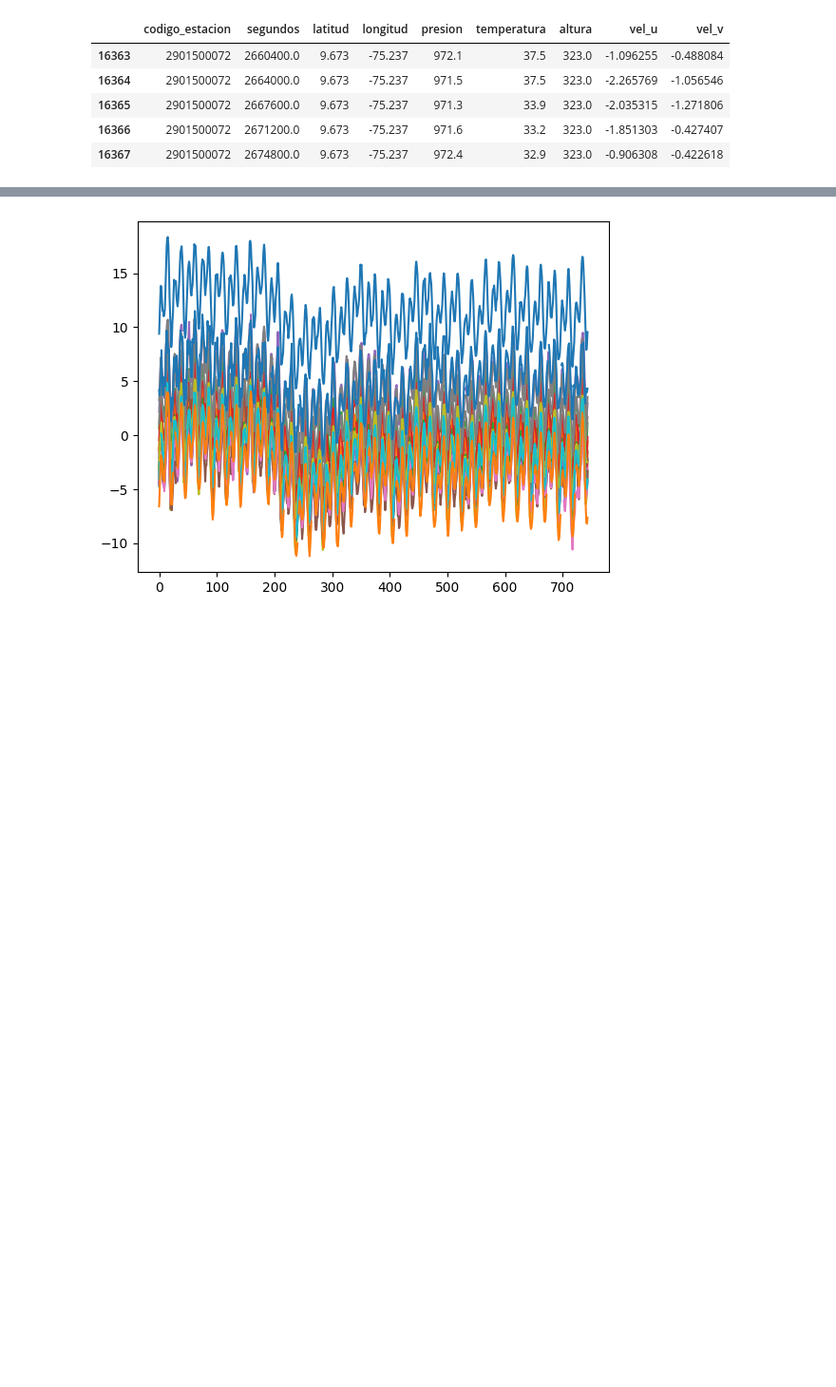
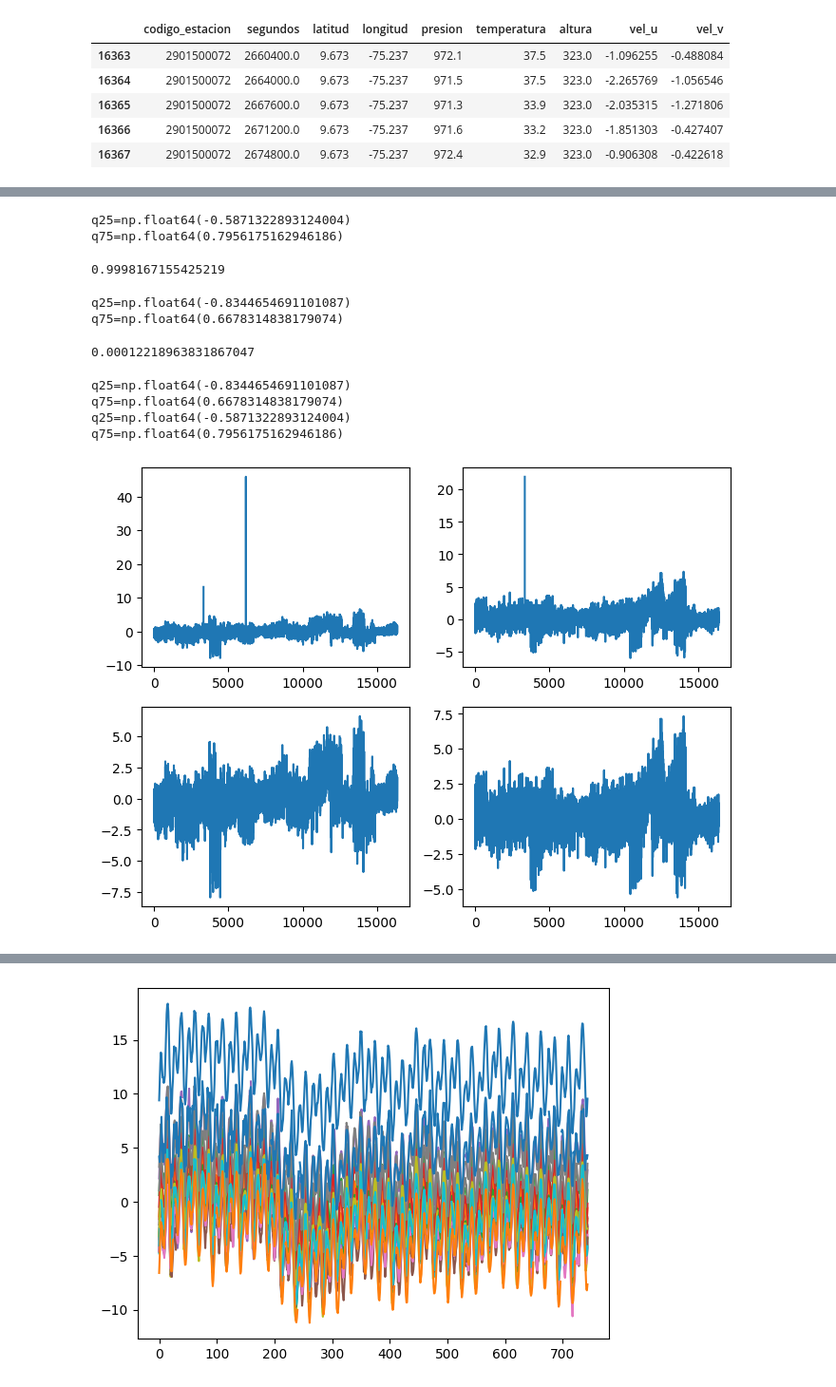
Before and after one commit to sagomeza1/pinns, a Jupyter notebook: cuadernos/exploracion.ipynb, the cells around one changed output, grey strips where cells are left out. Shown at 95% size. Saved outputs shown, nothing was run; the diff lists cells and outputs as text; code cells hidden in the pictures; blank space fills up the shorter version.

Commit message:
En exploración se implementa un filtro para eliminar los out layers

```diff
--- a/cuadernos/exploracion.ipynb
+++ b/cuadernos/exploracion.ipynb
@@ -299,0 +375,11 @@ ws_data.tail()
+# %%
+def filtrado(arr: np.ndarray) -> np.ndarray:
+    q25 = np.nanquantile(arr, 0.25)
+    q75 = np.nanquantile(arr, 0.75)
+    print(f"{q25=}")
+    print(f"{q75=}")
+    filtro = (arr <= q25*10) | (arr >= q75*10)
+    return arr[~ filtro]
+    ...
+
+pd.Series(filtrado(process_data_co.V_WS)).describe()
@@ -299,0 +398,27 @@ ws_data.tail()
+# %%
+len(filtrado(process_data_co.V_WS.flatten())) / len(process_data_co.V_WS.flatten())
+# %% [output]
+q25=np.float64(-0.5871322893124004)
+q75=np.float64(0.7956175162946186)
+0.9998167155425219
+# %%
+1 - len(filtrado(process_data_co.U_WS.flatten())) / len(process_data_co.U_WS.flatten())
+# %% [output]
+q25=np.float64(-0.8344654691101087)
+q75=np.float64(0.6678314838179074)
+0.00012218963831867047
+# %%
+fig , ax = plt.subplots(2,2, figsize=(8,6))
+ax[0,0].plot(process_data_co.U_WS.flatten())
+ax[0,1].plot(process_data_co.V_WS.flatten())
+
+ax[1,0].plot(filtrado(process_data_co.U_WS.flatten()))
+ax[1,1].plot(filtrado(process_data_co.V_WS.flatten()))
+
+plt.show()
+# %% [output]
+q25=np.float64(-0.8344654691101087)
+q75=np.float64(0.6678314838179074)
+q25=np.float64(-0.5871322893124004)
+q75=np.float64(0.7956175162946186)
+[figure, added]
```
Also changed, not shown: parts of 16 cells of this notebook, 1 other file.
